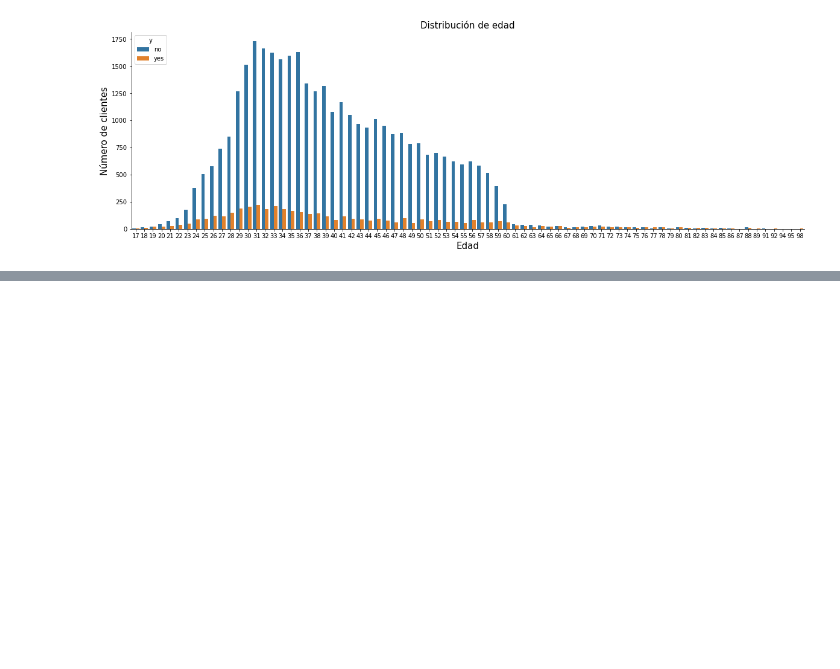
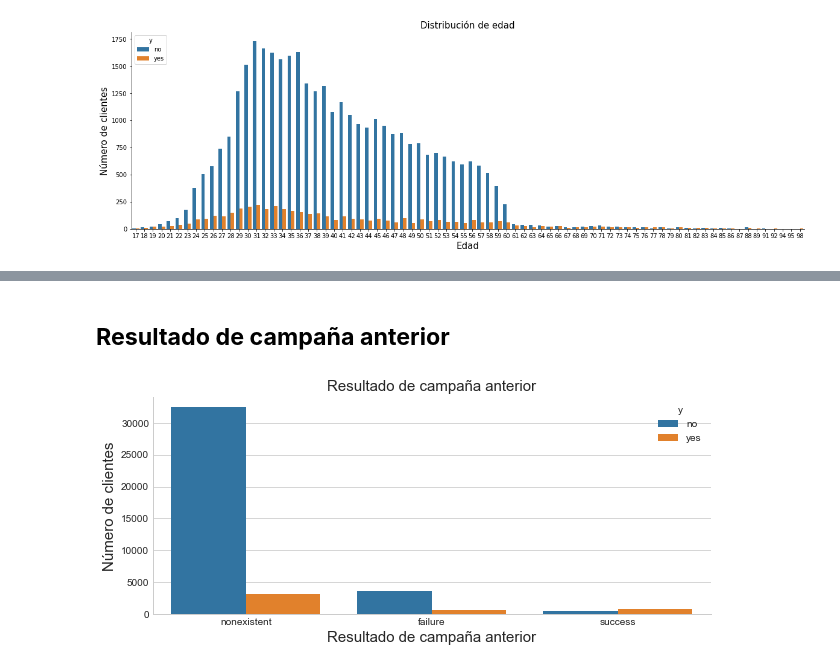
Before and after one commit to BenkosT/TP_Clasificacion, a Jupyter notebook: Notebooks/Clasificacion.ipynb, the cells around one changed output, grey strips where cells are left out. Cells and saved outputs as stored; diff of their text form; code cells hidden in the pictures; blank space fills up the shorter version.

```diff
--- a/Notebooks/Clasificacion.ipynb
+++ b/Notebooks/Clasificacion.ipynb
@@ -137,0 +194,12 @@ sns.despine()
+# %% [markdown]
+## **Resultado de campaña anterior**
+# %%
+fig, ax = plt.subplots()
+fig.set_size_inches(10, 4)
+sns.countplot(x = "poutcome",hue = "y", data = data)
+ax.set_xlabel("Resultado de campaña anterior", fontsize=15)
+ax.set_ylabel('Número de clientes', fontsize=15)
+ax.set_title("Resultado de campaña anterior", fontsize=15)
+sns.despine()
+# %% [output]
+[figure, added]
```
Also changed, not shown: parts of 15 cells of this notebook.
